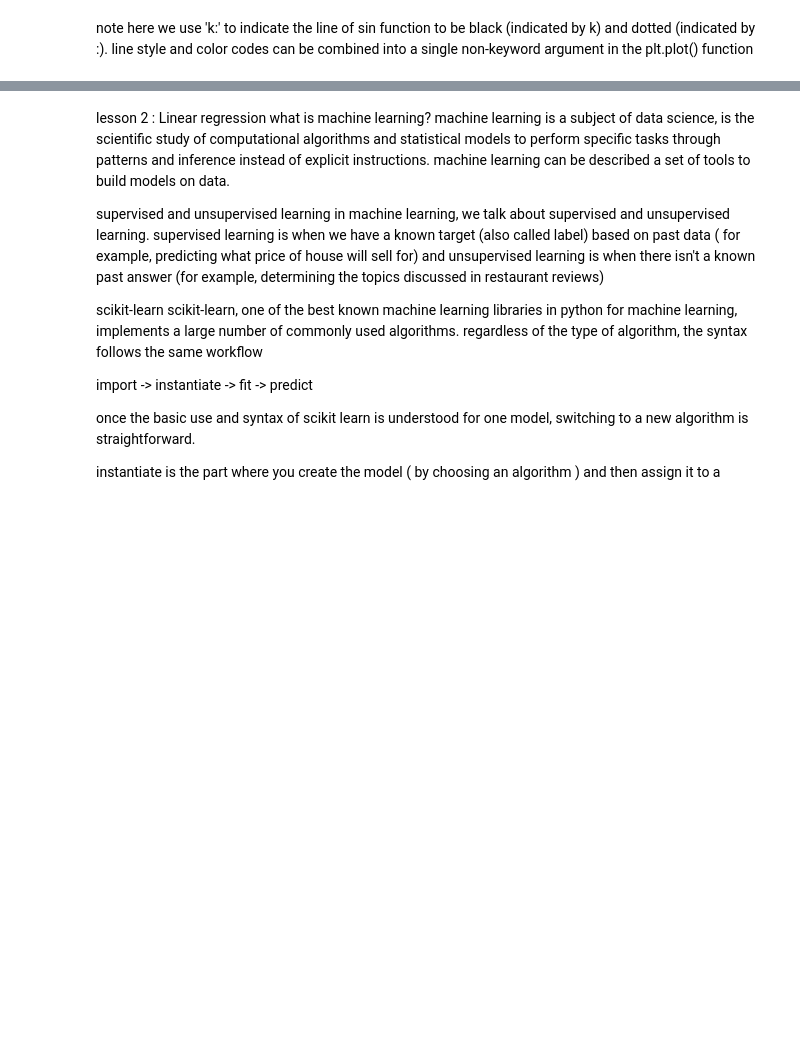
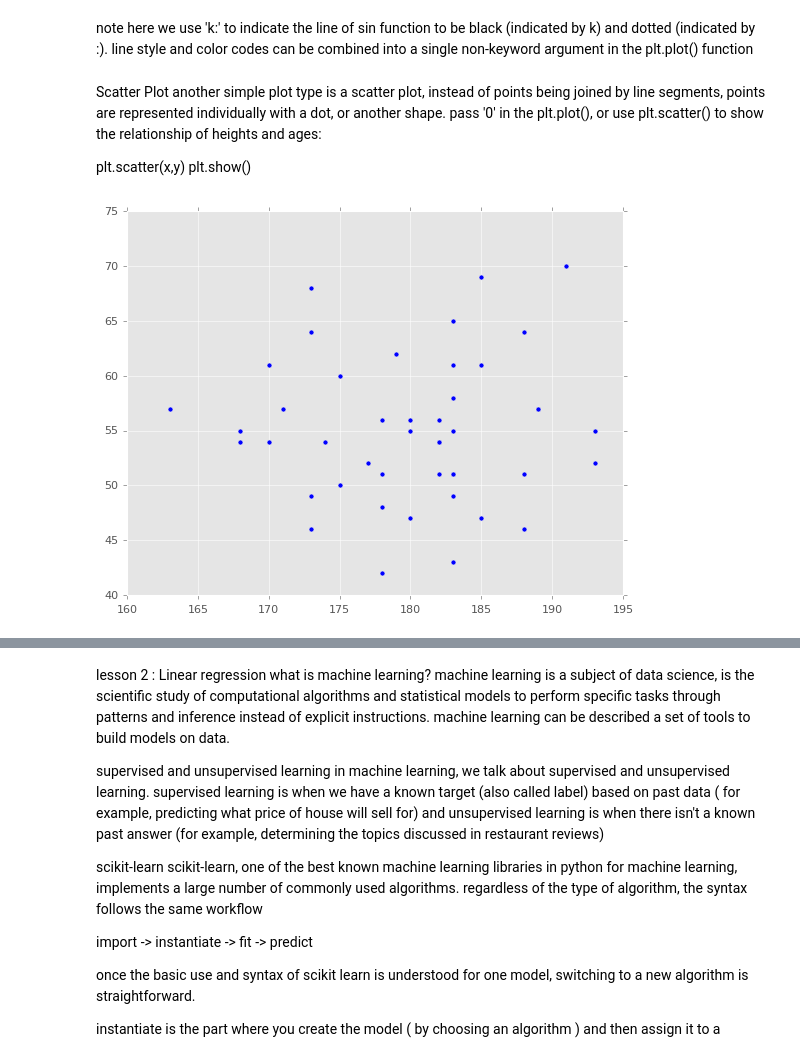
Before and after one commit to kassidy10/Developer, a Jupyter notebook: sololearn/DataScience.ipynb, the cells around one changed output, grey strips where cells are left out. Saved outputs shown, nothing was run; the diff lists cells and outputs as text; code cells hidden in the pictures; blank space fills up the shorter version.

```diff
--- a/sololearn/DataScience.ipynb
+++ b/sololearn/DataScience.ipynb
@@ -616,2 +620,14 @@ plt.show()
 # %% [markdown]
 note here we use 'k:' to indicate the line of sin function to be black (indicated by k) and dotted (indicated by :). line style and color codes can be combined into a single non-keyword argument in the plt.plot() function
+# %% [markdown]
+Scatter Plot
+another simple plot type is a scatter plot, instead of points being joined by line segments, points are represented individually with a dot, or another shape. pass '0' in the plt.plot(), or use plt.scatter() to show the relationship of heights and ages:
+
+plt.scatter(x,y)
+plt.show()
+# %%
+plt.scatter(presidents_df['height'],
+            presidents_df['age'])
+plt.show()
+# %% [output]
+[figure, added]
```
Also changed, not shown: parts of 43 cells of this notebook, 1 other file.
